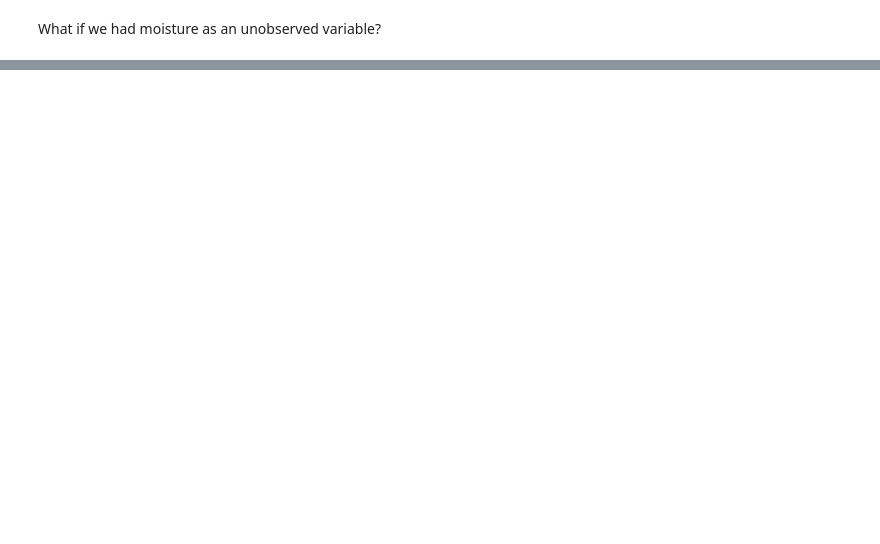
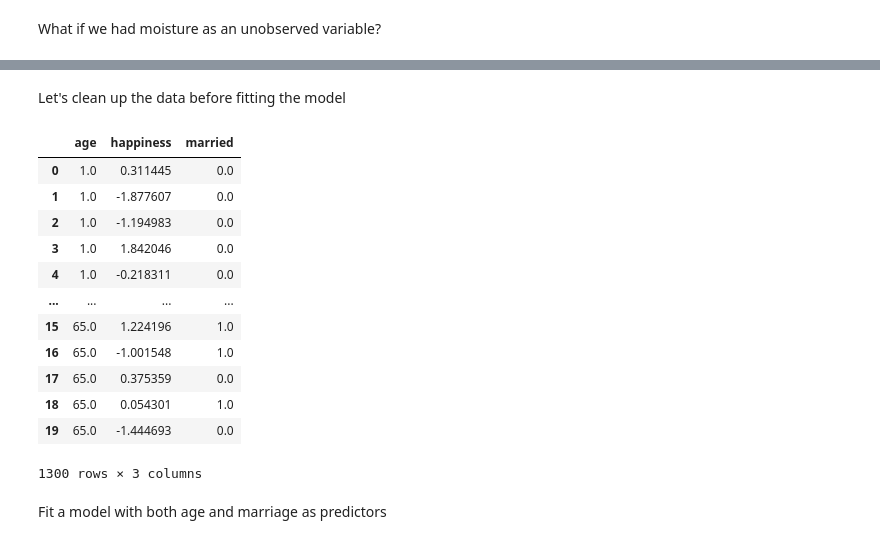
Before and after one commit to chris-leonard/statistical-rethinking, a Jupyter notebook: notes/chapter_6.ipynb, the cells around one changed output, grey strips where cells are left out. Drawn from its saved outputs; the diff is of its cells as text; code cells hidden in the pictures; blank space fills up the shorter version.

```diff
--- a/notes/chapter_6.ipynb
+++ b/notes/chapter_6.ipynb
@@ -606,0 +670,2 @@ g
+# %%
+people = simulate_marriages(1_000, random_seed=RANDOM_SEED)
@@ -606,0 +697,18 @@ g
+# %% [markdown]
+Let's clean up the data before fitting the model
+# %%
+people
+# %% [output]
+|  | age | happiness | married |
+| 0 | 1.0 | 0.311445 | 0.0 |
+| 1 | 1.0 | -1.877607 | 0.0 |
+| 2 | 1.0 | -1.194983 | 0.0 |
+| 3 | 1.0 | 1.842046 | 0.0 |
+| 4 | 1.0 | -0.218311 | 0.0 |
+| ... | ... | ... | ... |
+| 15 | 65.0 | 1.224196 | 1.0 |
+| 16 | 65.0 | -1.001548 | 1.0 |
+| 17 | 65.0 | 0.375359 | 0.0 |
+| 18 | 65.0 | 0.054301 | 1.0 |
+| 19 | 65.0 | -1.444693 | 0.0 |
+1300 rows × 3 columns
@@ -606,0 +722,2 @@ g
+# %% [markdown]
+Fit a model with both age and marriage as predictors
```
Also changed, not shown: parts of 41 cells of this notebook, 1 other file.
